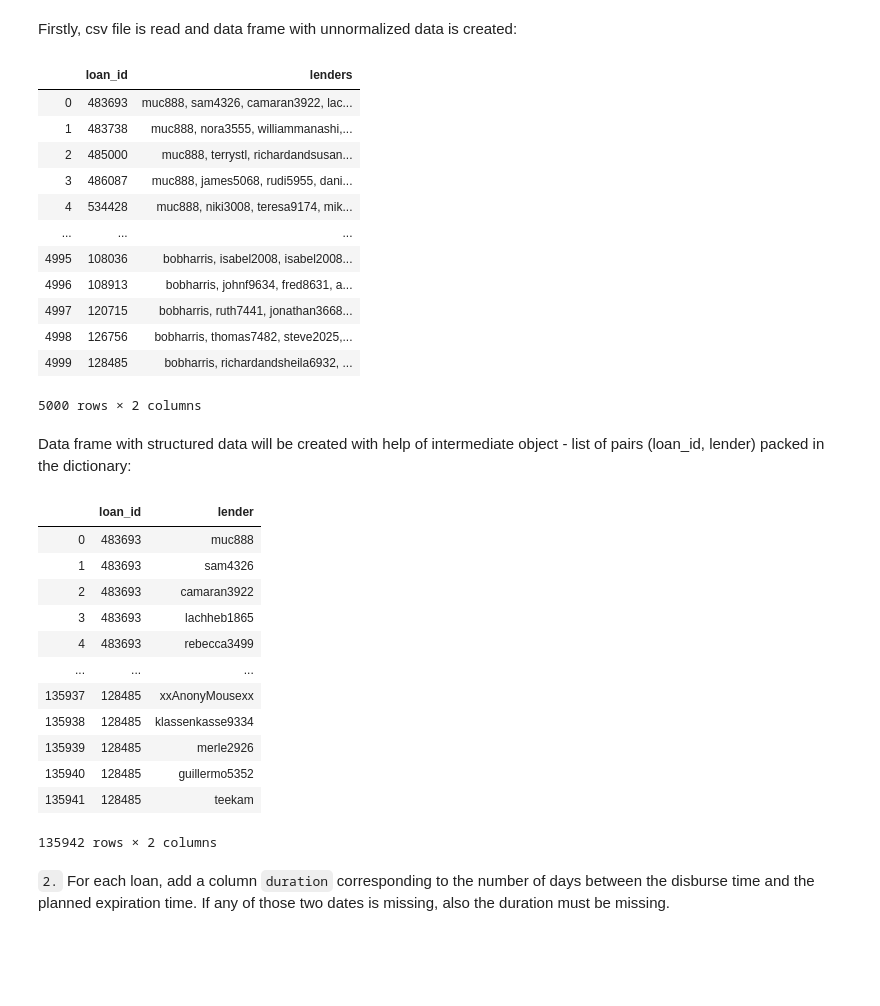
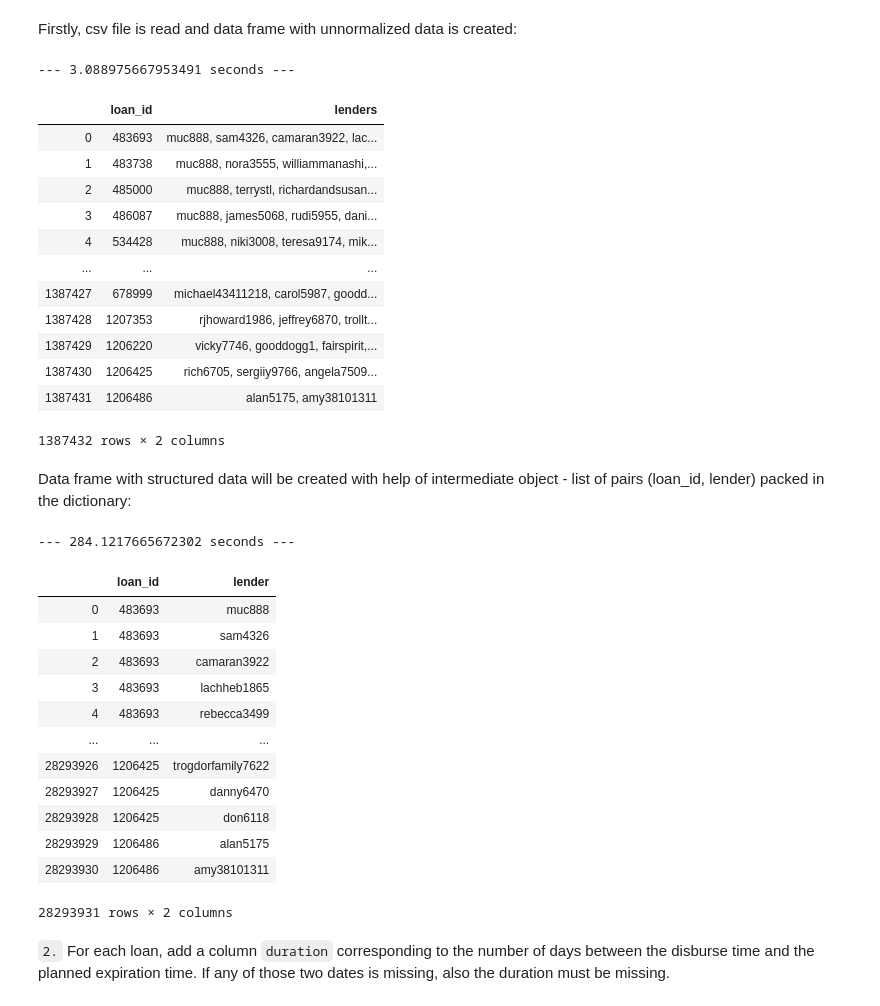
Before and after one commit to vladofilipovic/Foundation_CS_Project, a Jupyter notebook: project/solution-01.ipynb, the cells around one changed output. Drawn from its saved outputs; the diff is of its cells as text; code cells hidden in the pictures; blank space fills up the shorter version.

```diff
--- a/project/solution-01.ipynb
+++ b/project/solution-01.ipynb
@@ -13,34 +13,44 @@ Firstly, csv file is read and data frame with unnormalized data is created:
 # %%
 import pandas as pd
 import numpy as np
+import time as tm
+FINAL = True # This is final calculation, on complete data
+start_time = tm.time()
 loans_lenders_un = pd.read_csv('../../Datasets/kiva/loans_lenders.csv')
-loans_lenders_un = loans_lenders_un.head(5000) # Coment this for final calculation, uncomment during development
+if not FINAL:
+    loans_lenders_un = loans_lenders_un.head(10000)
+print("--- %s seconds ---" % (tm.time()-start_time))
 loans_lenders_un
 # %% [output]
+--- 3.088975667953491 seconds ---
 |  | loan_id | lenders |
 | 0 | 483693 | muc888, sam4326, camaran3922, lac... |
 | 1 | 483738 | muc888, nora3555, williammanashi,... |
 | 2 | 485000 | muc888, terrystl, richardandsusan... |
 | 3 | 486087 | muc888, james5068, rudi5955, dani... |
 | 4 | 534428 | muc888, niki3008, teresa9174, mik... |
 | ... | ... | ... |
-| 4995 | 108036 | bobharris, isabel2008, isabel2008... |
-| 4996 | 108913 | bobharris, johnf9634, fred8631, a... |
-| 4997 | 120715 | bobharris, ruth7441, jonathan3668... |
-| 4998 | 126756 | bobharris, thomas7482, steve2025,... |
-| 4999 | 128485 | bobharris, richardandsheila6932, ... |
+| 1387427 | 678999 | michael43411218, carol5987, goodd... |
+| 1387428 | 1207353 | rjhoward1986, jeffrey6870, trollt... |
+| 1387429 | 1206220 | vicky7746, gooddogg1, fairspirit,... |
+| 1387430 | 1206425 | rich6705, sergiiy9766, angela7509... |
+| 1387431 | 1206486 | alan5175, amy38101311 |
-5000 rows × 2 columns
+1387432 rows × 2 columns
 # %% [markdown]
 Data frame with structured data will be created with help of intermediate object - list of pairs (loan_id, lender) packed in the dictionary:
 # %%
+import time as tm
+start_time = tm.time()
 lis = []
 for index, row in loans_lenders_un.iterrows():
     ls = row['lenders'].split(',')
     for l in ls:
         lis.append({ 'loan_id' : row['loan_id'], 'lender': l.strip() })
 loans_lender = pd.DataFrame(lis)
+print("--- %s seconds ---" % (tm.time()-start_time))
 loans_lender
 # %% [output]
+--- 284.1217665672302 seconds ---
 |  | loan_id | lender |
 | 0 | 483693 | muc888 |
 | 1 | 483693 | sam4326 |
@@ -48,12 +58,12 @@ loans_lender
 | 3 | 483693 | lachheb1865 |
 | 4 | 483693 | rebecca3499 |
 | ... | ... | ... |
-| 135937 | 128485 | xxAnonyMousexx |
-| 135938 | 128485 | klassenkasse9334 |
-| 135939 | 128485 | merle2926 |
-| 135940 | 128485 | guillermo5352 |
-| 135941 | 128485 | teekam |
+| 28293926 | 1206425 | trogdorfamily7622 |
+| 28293927 | 1206425 | danny6470 |
+| 28293928 | 1206425 | don6118 |
+| 28293929 | 1206486 | alan5175 |
+| 28293930 | 1206486 | amy38101311 |
-135942 rows × 2 columns
+28293931 rows × 2 columns
 # %% [markdown]
 `2.` For each loan, add a column `duration` corresponding to the number of days between the disburse time and the planned expiration time. If any of those two dates is missing, also the duration must be missing.
 # %% [markdown]
```
Also changed, not shown: parts of 24 cells of this notebook.
